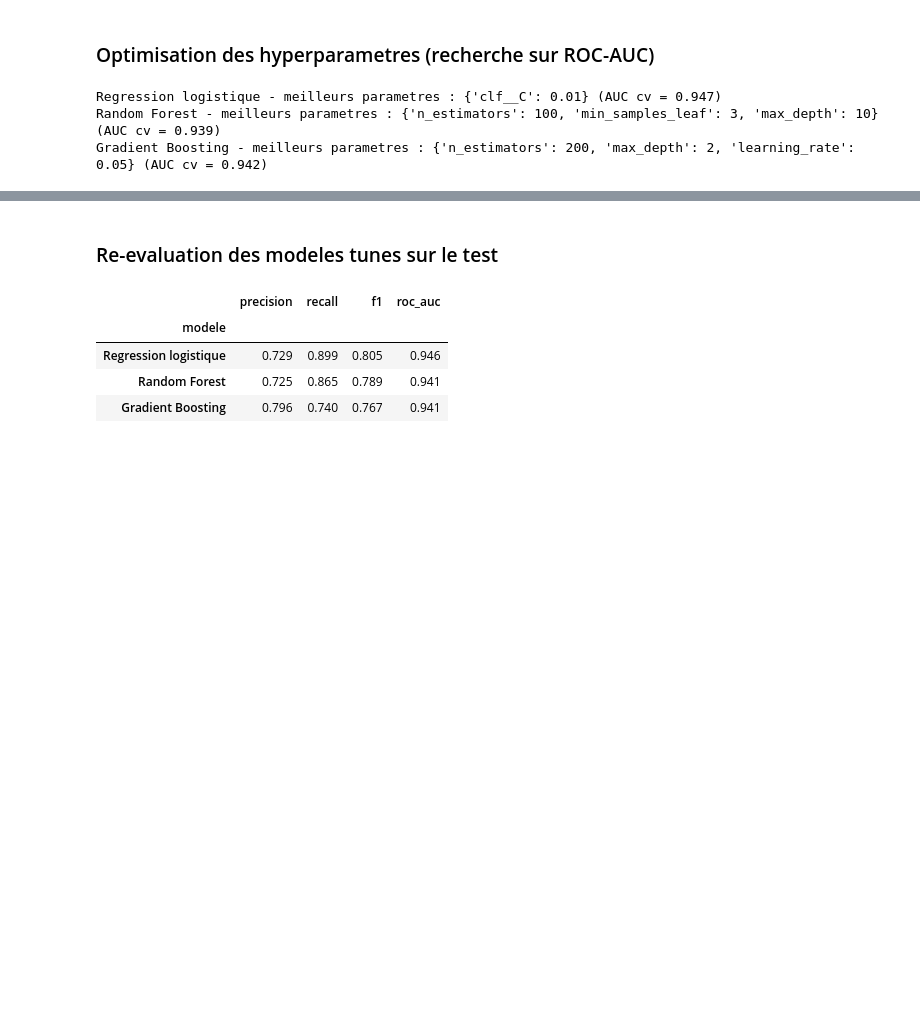
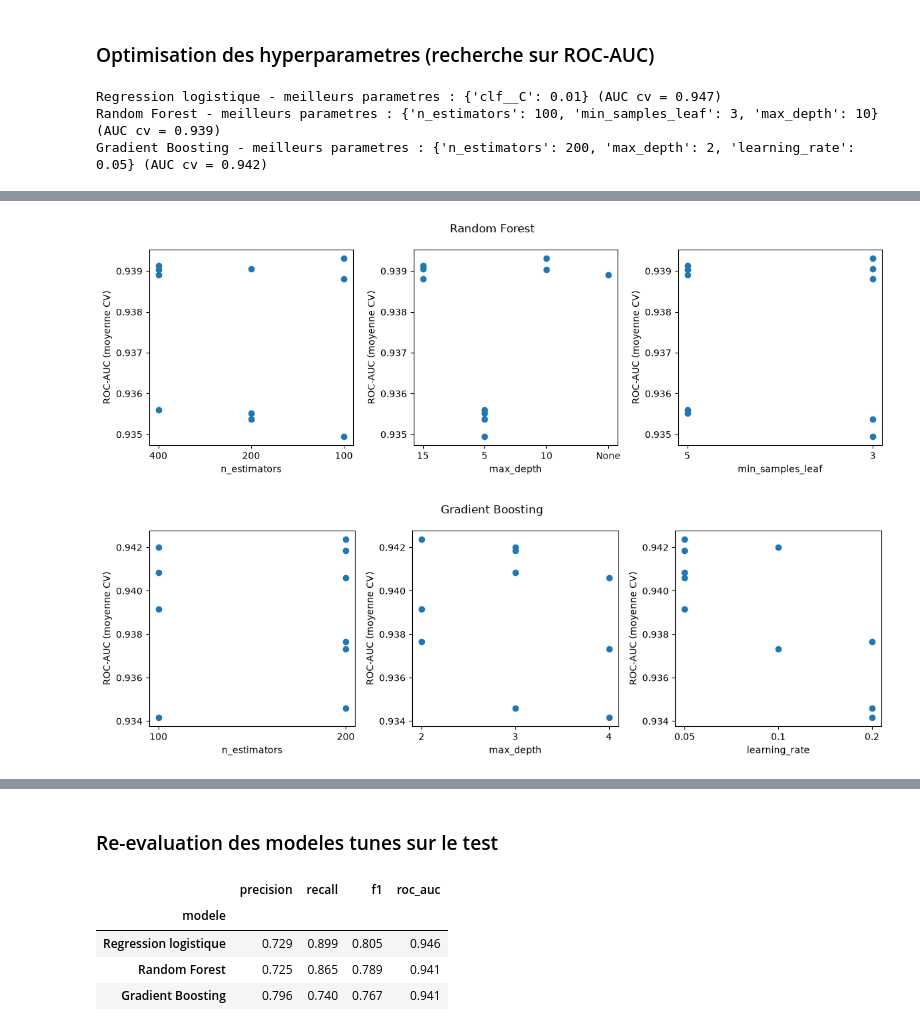
Before and after one commit to marc-proxiel/ProjetDecrochage, a Jupyter notebook: EtudeDecrochageMVA.ipynb, the cells around one changed output, grey strips where cells are left out. Saved outputs shown, nothing was run; the diff lists cells and outputs as text; code cells hidden in the pictures; blank space fills up the shorter version.

```diff
--- a/EtudeDecrochageMVA.ipynb
+++ b/EtudeDecrochageMVA.ipynb
@@ -980,0 +999,18 @@ Gradient Boosting - meilleurs parametres : {'n_estimators': 200, 'max_depth': 2,
+# %%
+for nom, recherche, params in [
+    ("Random Forest", recherche_rf, ["n_estimators", "max_depth", "min_samples_leaf"]),
+    ("Gradient Boosting", recherche_gb, ["n_estimators", "max_depth", "learning_rate"]),
+]:
+    res = pd.DataFrame(recherche.cv_results_)
+    fig, axes = plt.subplots(1, len(params), figsize=(4 * len(params), 4))
+    for ax, p in zip(axes, params, strict=True):
+        vals = res[f"param_{p}"].astype(str)
+        ax.scatter(vals, res["mean_test_score"])
+        ax.set_xlabel(p)
+        ax.set_ylabel("ROC-AUC (moyenne CV)")
+    fig.suptitle(nom)
+    plt.tight_layout()
+    plt.show()
+# %% [output]
+[figure, added]
+[figure, added]
```
Also changed, not shown: parts of 46 cells of this notebook, 9 other files.
